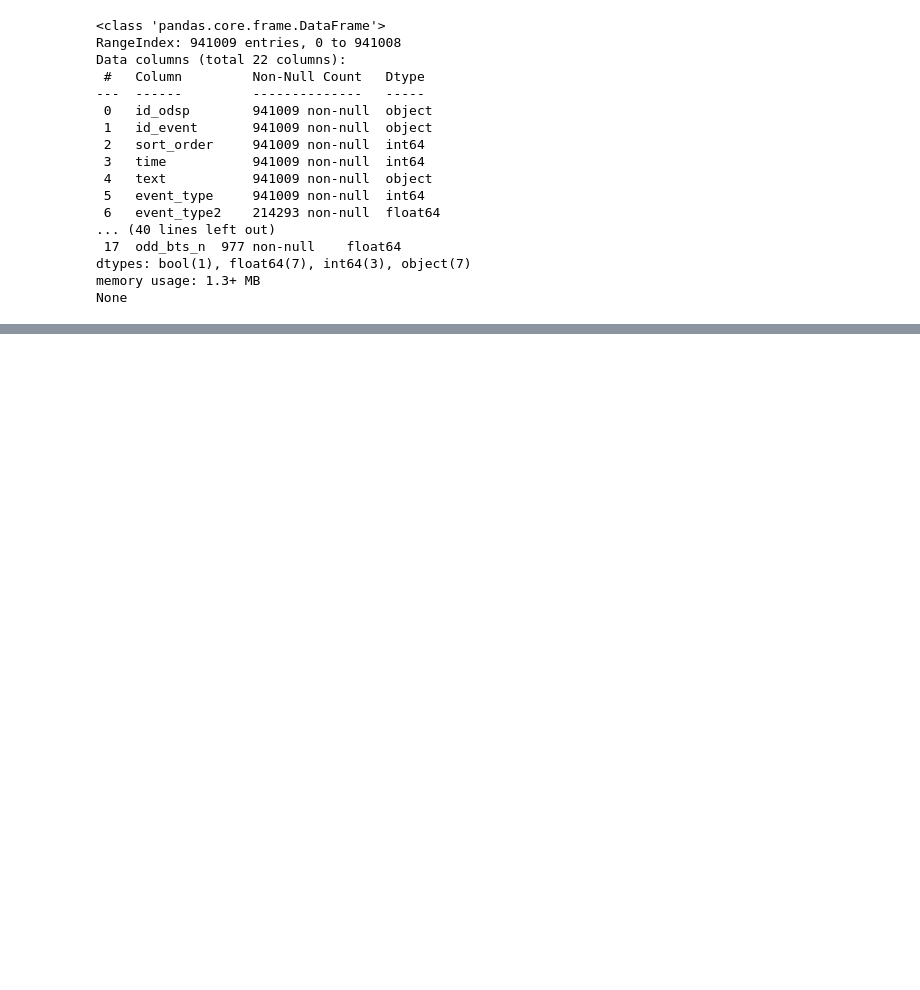
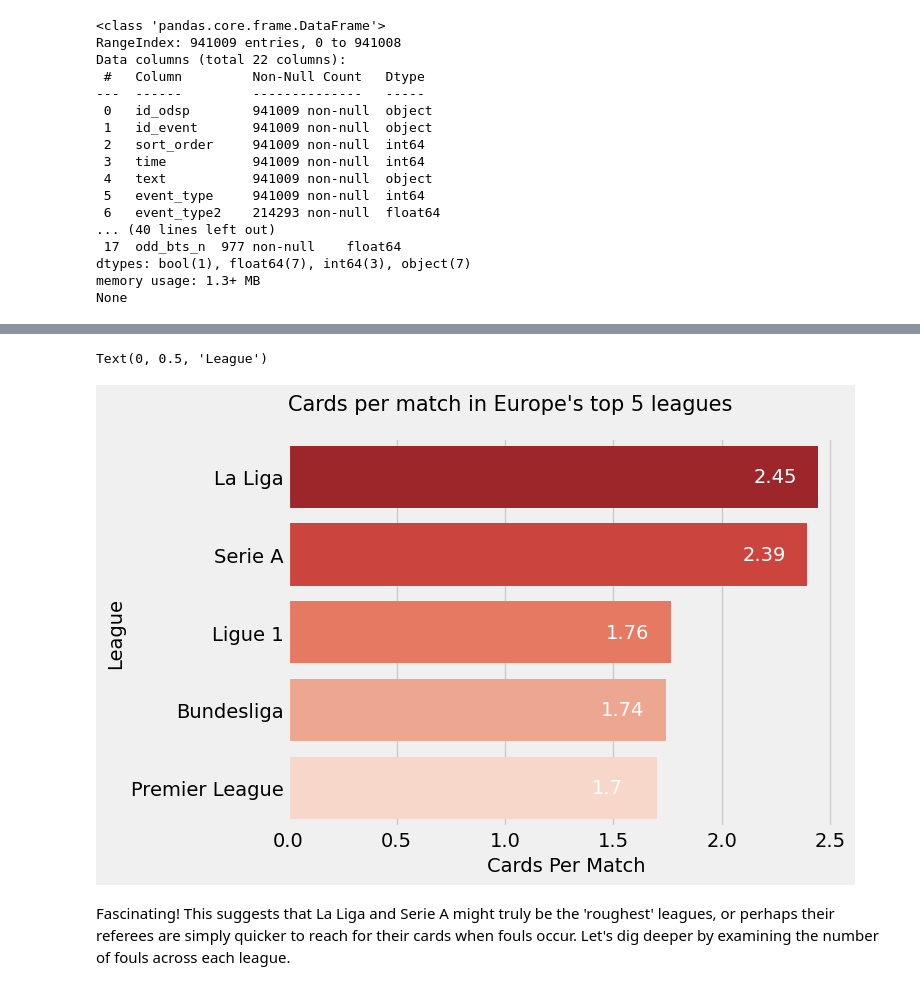
Before and after one commit to yassergribi/Analysis-of-Football-Events, a Jupyter notebook: Analysis_of_Football_Events.ipynb, the cells around one changed output, grey strips where cells are left out. Cells and saved outputs as stored; diff of their text form; code cells hidden in the pictures; blank space fills up the shorter version.

```diff
--- a/Analysis_of_Football_Events.ipynb
+++ b/Analysis_of_Football_Events.ipynb
@@ -97,0 +112,7 @@ events.bbbb
+# %%
+# Total goals per league
+goals_per_league = matches.groupby('league')["goals"].sum().reset_index()
+# number of matches per league
+number_of_matches = matches.groupby("league").size().reset_index(name='number_of_matches')
+# Total shots/ attempts per league
+shots = events[events["event_type"]==1].groupby('league').size().reset_index(name="shots")
@@ -97,0 +164,7 @@ events.bbbb
+# %%
+cards = events[(events["event_type"]==4) | (events["event_type"]==5) | (events["event_type"]==6)].groupby("league").size().reset_index(name="total_cards")
+# %%
+cards["cards_per_match"] = cards.total_cards / number_of_matches.number_of_matches
+# %%
+cards = cards.sort_values("cards_per_match", ascending=False)
+cards
@@ -97,0 +178,14 @@ events.bbbb
+# %%
+ax = sns.barplot(data=cards, x="cards_per_match", y="league",  palette='Reds_r', order=cards.league)
+
+for index, value in enumerate(cards['cards_per_match']):
+    plt.text(value - 0.3, index , f'{round(value,2)}', color='white', ha='left', va='center')
+
+plt.title("Cards per match in Europe's top 5 leagues", fontsize=15, pad=20, loc='left')
+plt.xlabel('Cards Per Match', fontsize=14)
+plt.ylabel('League', fontsize=14)
+# %% [output]
+Text(0, 0.5, 'League')
+[figure, added]
+# %% [markdown]
+Fascinating! This suggests that La Liga and Serie A might truly be the 'roughest' leagues, or perhaps their referees are simply quicker to reach for their cards when fouls occur. Let's dig deeper by examining the number of fouls across each league.
```
Also changed, not shown: parts of 27 cells of this notebook, 1 other file.
